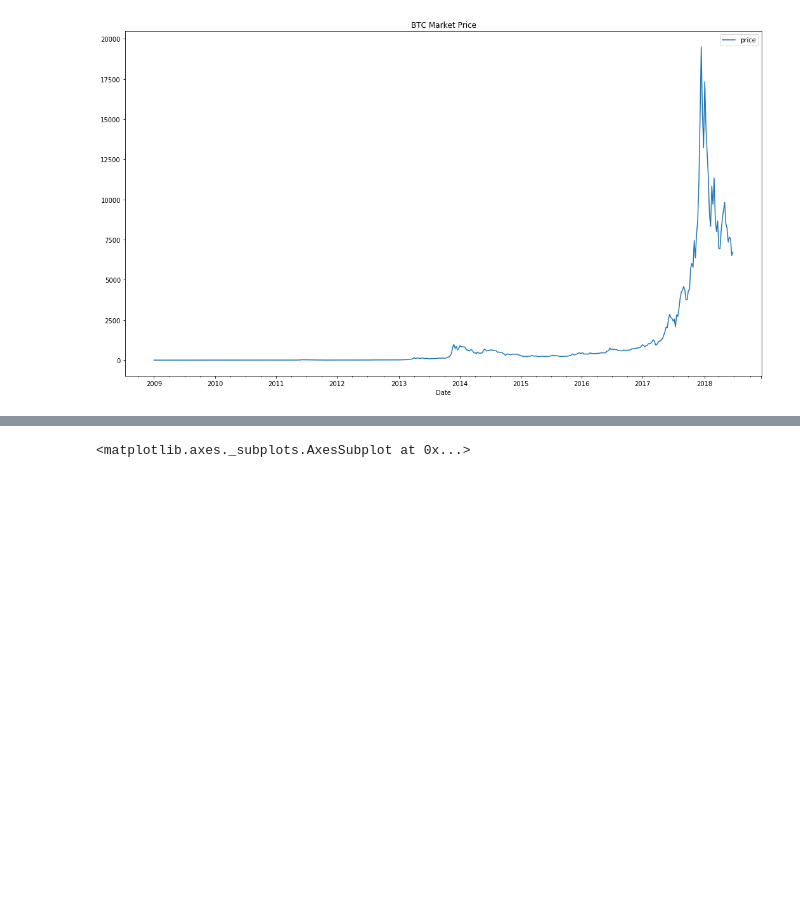
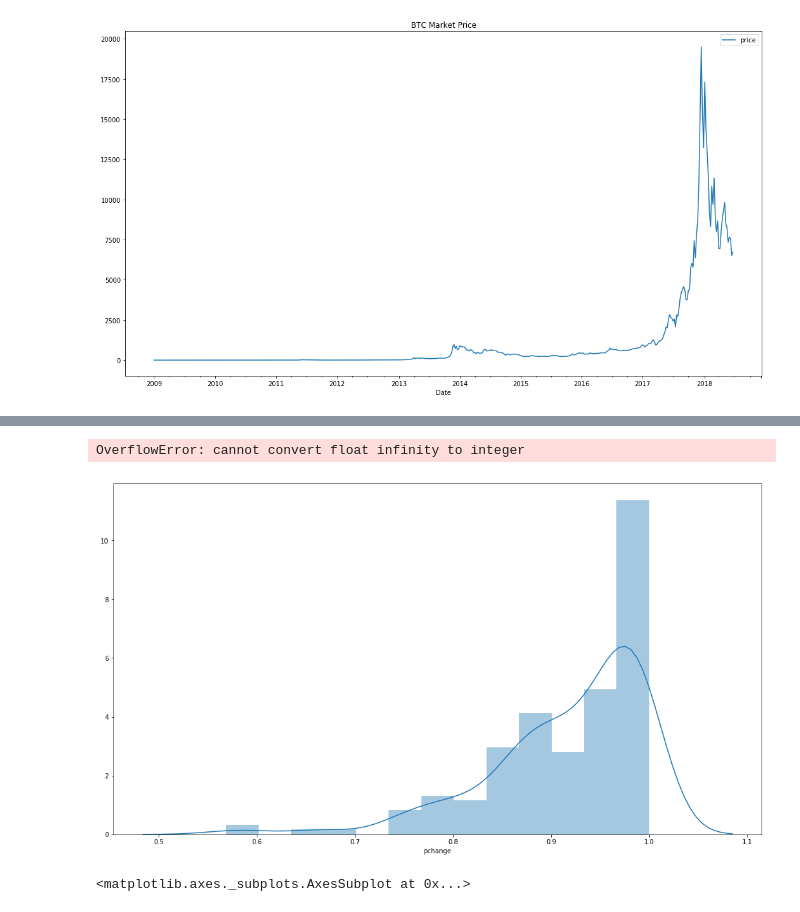
Before and after one commit to lopezdp/MachineLearningResearch, a Jupyter notebook: QuantFinance/PricingResearch.ipynb, the cells around one changed output, grey strips where cells are left out. Saved outputs shown, nothing was run; the diff lists cells and outputs as text; code cells hidden in the pictures; blank space fills up the shorter version.

Commit message:
Created Distribution plots to compare down days vs up days.

```diff
--- a/QuantFinance/PricingResearch.ipynb
+++ b/QuantFinance/PricingResearch.ipynb
@@ -200,3 +215,21 @@ memory usage: 39.3 KB
+# %%
+# Distribution Plots
+plt.figure(figsize = (18,10))
+
+price['pchange'].truncate(before=pd.Timestamp('2010-08-29'))
+price['return'].truncate(before=pd.Timestamp('2010-08-29'))
+
+sb.distplot(price['pchange'][price['return'] <= 0],
+            label = 'Market Down Days')
+
+sb.distplot(price['pchange'][price['return'] >= 0],
+            label = 'Market Up Days')
+
+plt.legend()
+plt.show()
+# %% [output]
+OverflowError: cannot convert float infinity to integer
+[figure, added]
 # %%
 # Bitcoin Difficulty
 # Difficulty is a measure of how difficult it is to find a hash below a given target.
```
Also changed, not shown: parts of 1 cell of this notebook, 1 other file.
